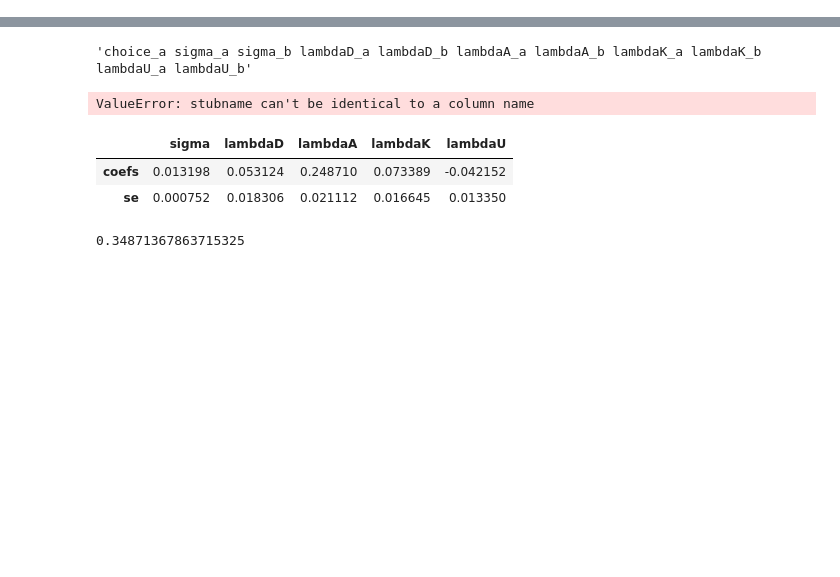
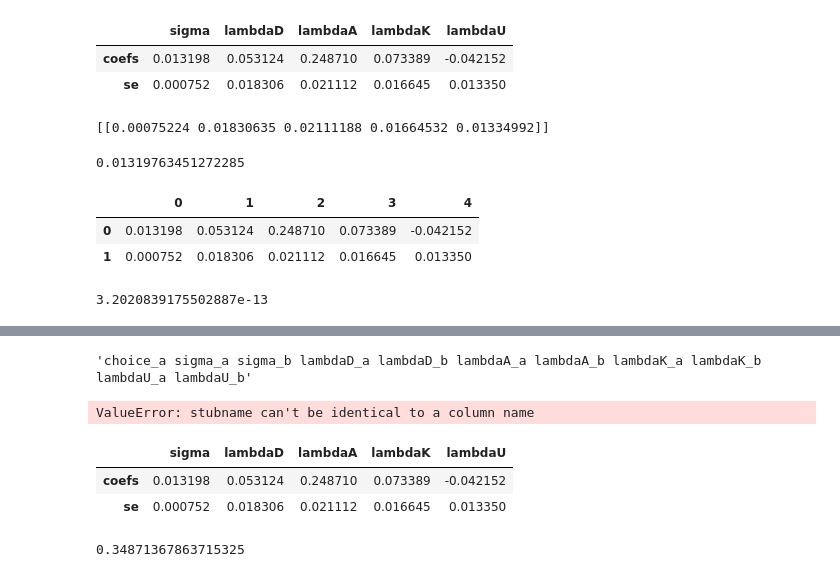
Before and after one commit to armoutihansen/EETML, a Jupyter notebook: Analysis/Python/test.ipynb, the cells around one changed output, grey strips where cells are left out. Saved outputs shown, nothing was run; the diff lists cells and outputs as text; code cells hidden in the pictures; blank space fills up the shorter version.

```diff
--- a/Analysis/Python/test.ipynb
+++ b/Analysis/Python/test.ipynb
@@ -7,2 +13,2 @@ import os
 # %%
-data = pd.read_csv('../Data/Bruhin2019/choices_exp1_inclZalloc_inclSubjChar.csv')
+data = pd.read_csv('~/OneDrive/Documents/Academics/Data/Bruhin2019/choices_exp1_inclZalloc_inclSubjChar.csv')
@@ -11,5 +15,6 @@ FileNotFoundError: [Errno 2] No such file or directory: '../Data/Bruhin2019/choi
 # %%
 from Utils.preprocess import preprocess
 # %%
-df, train, test = preprocess(data, long=False)
+df, train, test = preprocess(data)
+# df, train, test = preprocess(data, long=True)
 # %% [output]
@@ -34,0 +93,9 @@ train
+# %%
+X_train = train[['sigma', 'lambdaD',
+                 'lambdaA', 'lambdaK',
+                 'lambdaU', 'ObsID', 'sid']]
+X_test = test[['sigma', 'lambdaD',
+                 'lambdaA', 'lambdaK',
+                 'lambdaU', 'ObsID', 'sid']]
+y_train = train['choice']
+y_test = test['choice']
@@ -34,0 +104,3 @@ train
+# %%
+f = RUM(verbose=True)
+f.fit(X_train, y_train)
@@ -34,0 +124,24 @@ train
+# %%
+f.coef_
+# %% [output]
+|  | sigma | lambdaD | lambdaA | lambdaK | lambdaU |
+| coefs | 0.013198 | 0.053124 | 0.248710 | 0.073389 | -0.042152 |
+| se | 0.000752 | 0.018306 | 0.021112 | 0.016645 | 0.013350 |
+# %%
+print(np.expand_dims(np.sqrt(np.diag(f.coef_['r(V)'])),axis=0))
+# %% [output]
+[[0.00075224 0.01830635 0.02111188 0.01664532 0.01334992]]
+# %%
+f.coef_['r(b)'][0]
+# %% [output]
+0.01319763451272285
+# %%
+pd.DataFrame([f.coef_['r(b)'][0],np.sqrt(np.diag(f.coef_['r(V)']))])
+# %% [output]
+|  | 0 | 1 | 2 | 3 | 4 |
+| 0 | 0.013198 | 0.053124 | 0.248710 | 0.073389 | -0.042152 |
+| 1 | 0.000752 | 0.018306 | 0.021112 | 0.016645 | 0.013350 |
+# %%
+5.65869589e-07**2
+# %% [output]
+3.2020839175502887e-13
```
Also changed, not shown: parts of 15 cells of this notebook.
